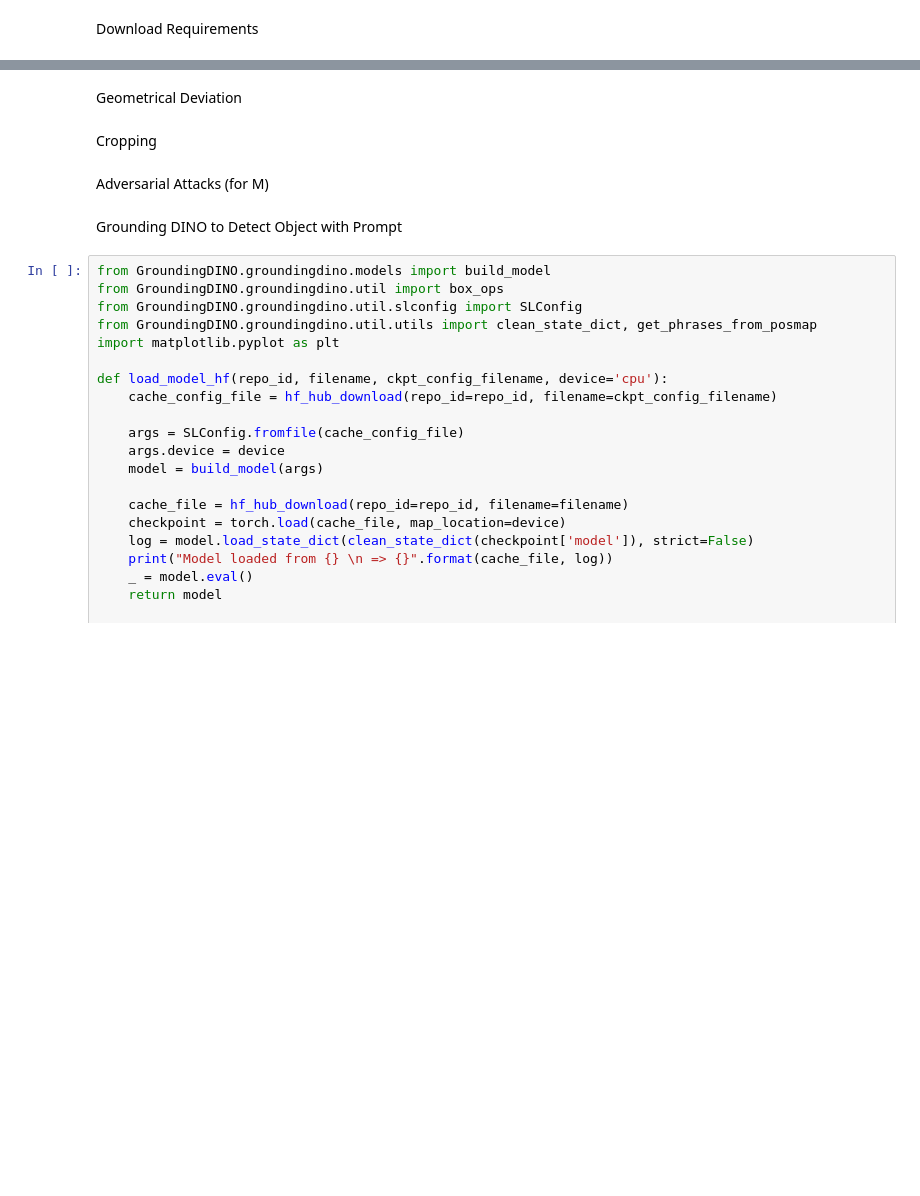
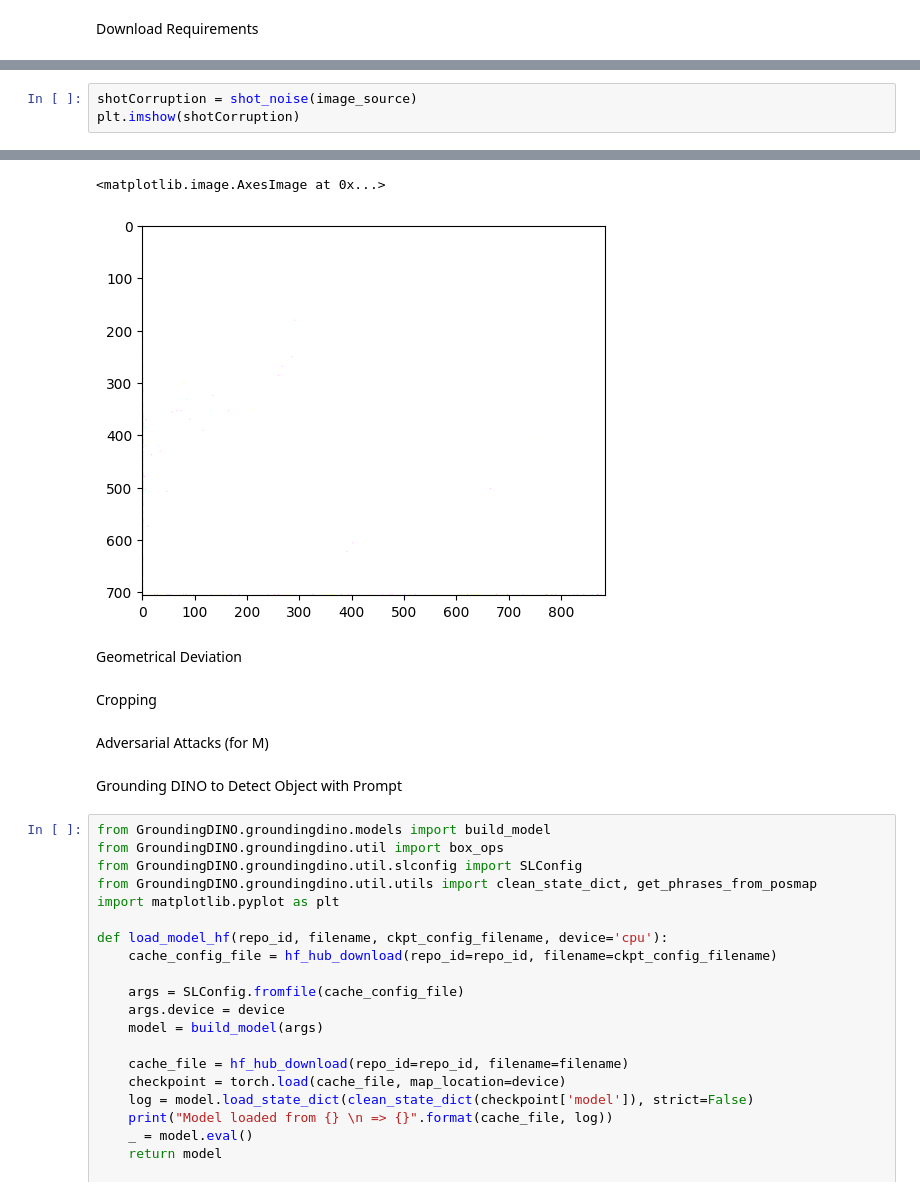
Before and after one commit to jenniferhiga/HCI_AI_RoboticSurgery, a Jupyter notebook: Grounded_SAM_Tool_Instance_Segmentation.ipynb, the cells around one changed output, grey strips where cells are left out. Cells and saved outputs as stored; diff of their text form; blank space fills up the shorter version.

```diff
--- a/Grounded_SAM_Tool_Instance_Segmentation.ipynb
+++ b/Grounded_SAM_Tool_Instance_Segmentation.ipynb
@@ -64,0 +496,4 @@ Apply multiple filters and pass into the detection + segmentation foundation mod
+# %%
+shotCorruption = shot_noise(image_source)
+plt.imshow(shotCorruption)
+# %% [output]
@@ -65,3 +501,5 @@ Apply multiple filters and pass into the detection + segmentation foundation mod
+<matplotlib.image.AxesImage at 0x...>
+[figure, added]
 # %% [markdown]
 Geometrical Deviation
 # %% [markdown]
```
Also changed, not shown: parts of 7 cells of this notebook.
